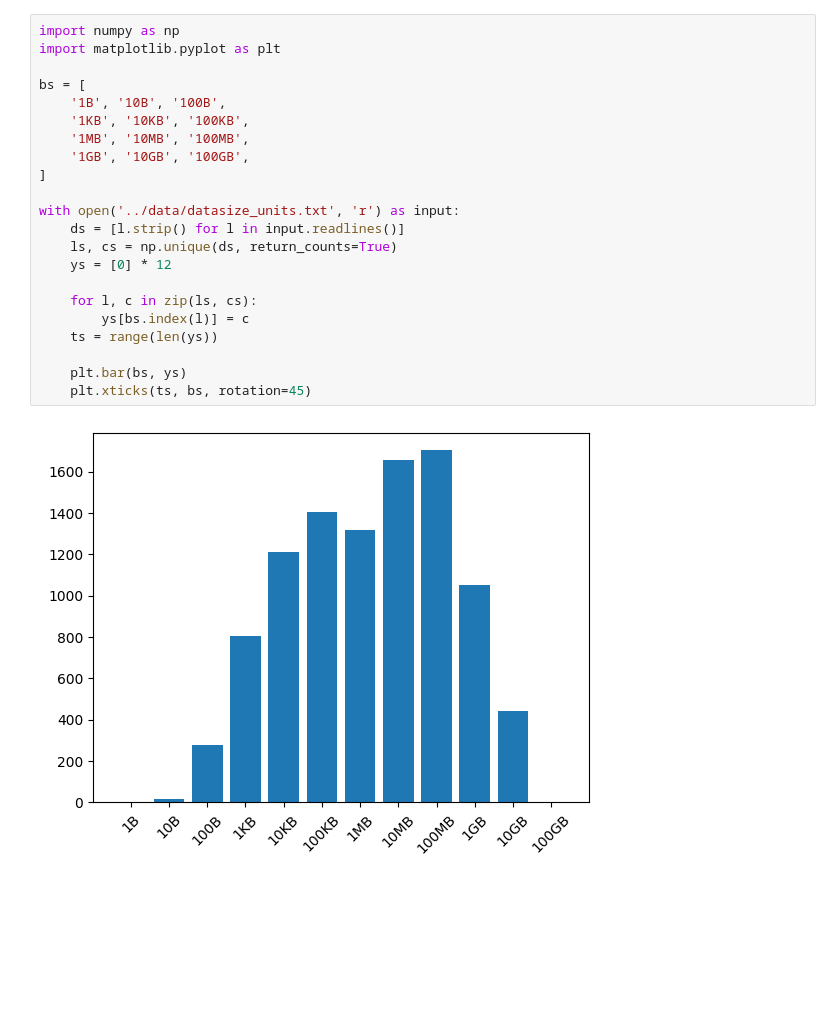
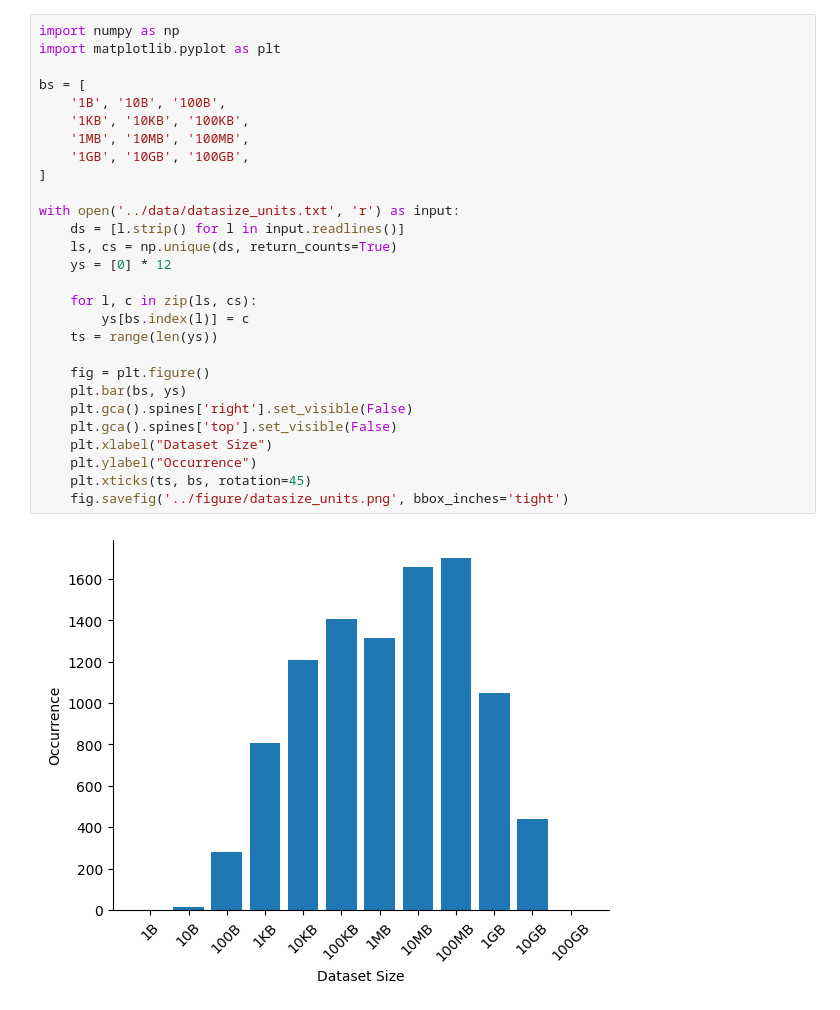
Before and after one commit to ognis1205/ossj-scripts, a Jupyter notebook: python/notebook/histgram.ipynb, the cells around one changed output. Cells and saved outputs as stored; diff of their text form; blank space fills up the shorter version.

```diff
--- a/python/notebook/histgram.ipynb
+++ b/python/notebook/histgram.ipynb
@@ -1,24 +1,30 @@
 # %%
 import numpy as np
 import matplotlib.pyplot as plt
 
 bs = [
     '1B', '10B', '100B',
     '1KB', '10KB', '100KB',
     '1MB', '10MB', '100MB',
     '1GB', '10GB', '100GB',
 ]
 
 with open('../data/datasize_units.txt', 'r') as input:
     ds = [l.strip() for l in input.readlines()]
     ls, cs = np.unique(ds, return_counts=True)
     ys = [0] * 12
 
     for l, c in zip(ls, cs):
         ys[bs.index(l)] = c
     ts = range(len(ys))
 
+    fig = plt.figure()
     plt.bar(bs, ys)
+    plt.gca().spines['right'].set_visible(False)
+    plt.gca().spines['top'].set_visible(False)
+    plt.xlabel("Dataset Size")
+    plt.ylabel("Occurrence")
     plt.xticks(ts, bs, rotation=45)
+    fig.savefig('../figure/datasize_units.png', bbox_inches='tight')
 # %% [output]
-[figure, old version]
+[figure, new version]
```
Also changed, not shown: parts of 1 cell of this notebook, 4 other files.
